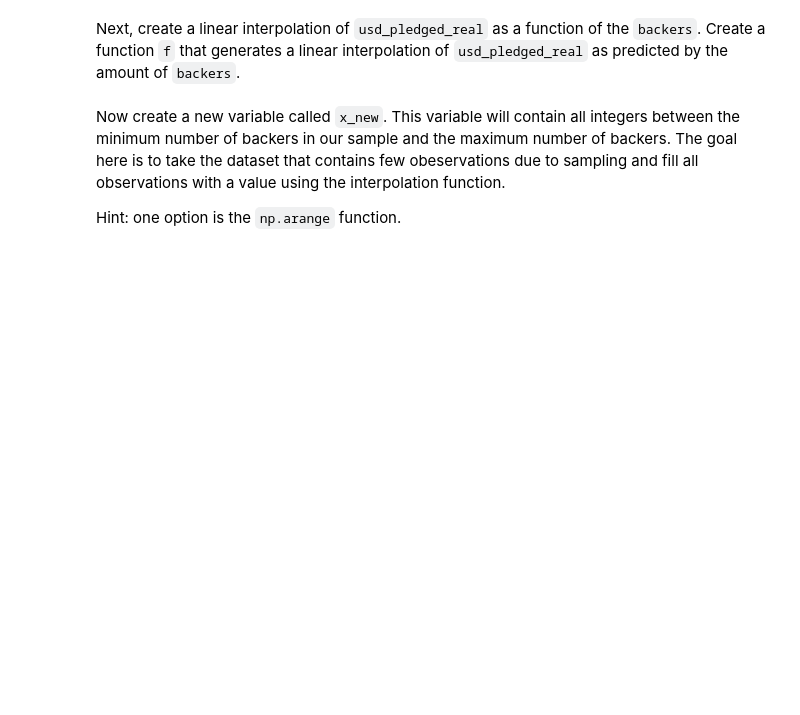
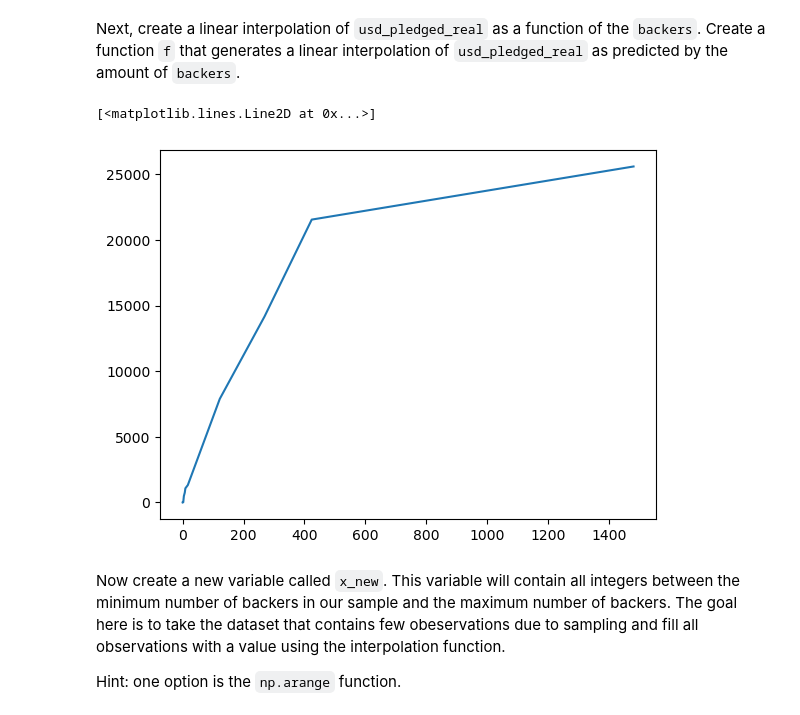
Before and after one commit to ta-data-lis/lab-intro-to-scipy, a Jupyter notebook: your-code/main.ipynb, the cells around one changed output. Saved outputs shown, nothing was run; the diff lists cells and outputs as text; code cells hidden in the pictures; blank space fills up the shorter version.

```diff
--- a/your-code/main.ipynb
+++ b/your-code/main.ipynb
@@ -11,6 +15,7 @@
 This submodule contains statistical functions for conducting hypothesis tests, producing various distributions and other useful tools. Let's examine this submodule using the KickStarter dataset. Load the data using the `ks-projects-201801.csv` file
 # %%
 # Your code here:
+data = pd.read_csv("../ks-projects-201801.csv")
 # %% [markdown]
 Now print the `head` function to examine the dataset.
 # %%
@@ -39,0 +67,5 @@ Let's perform Fisher's exact test on our KickStarter data. We intend to test the
+# %%
+# Your code here:
+
+data['goal_met'] = np.where(data['usd_pledged_real'] > data['usd_goal_real'], 1, 0)
+data['goal_met']
@@ -43,0 +87,5 @@ Next, create a column that checks whether the currency of the project is in US D
+# %%
+# Your code here:
+
+data['usd'] = np.where(data['currency'] == "USD", 1, 0)
+data['usd']
@@ -60,2 +125,9 @@ In the cell below, import the `interp1d` function from `scipy.interpolate` and f
+# %%
+# Your code here:
+
+import matplotlib.pyplot as plt
+from scipy import interpolate
+
+sample = data[['backers', 'usd_pledged_real']].sample(n=10).sort_values(by='backers')
 # %% [markdown]
 Next, create a linear interpolation of `usd_pledged_real` as a function of the `backers`. Create a function `f` that generates a linear interpolation of `usd_pledged_real` as predicted by the amount of `backers`.
@@ -64,3 +134,13 @@ Next, create a linear interpolation of `usd_pledged_real` as a function of the `
+# %%
+# Your code here:
+
+x = np.array(sample.backers)
+y = sample.usd_pledged_real
+f = interpolate.interp1d(x, y, 'quadratic')
+plt.plot(x, y)
+# %% [output]
+[<matplotlib.lines.Line2D at 0x...>]
+[figure, added]
 # %% [markdown]
 Now create a new variable called `x_new`. This variable will contain all integers between the minimum number of backers in our sample and the maximum number of backers. The goal here is to take the dataset that contains few obeservations due to sampling and fill all observations with a value using the interpolation function.
 
```
Also changed, not shown: parts of 18 cells of this notebook.
